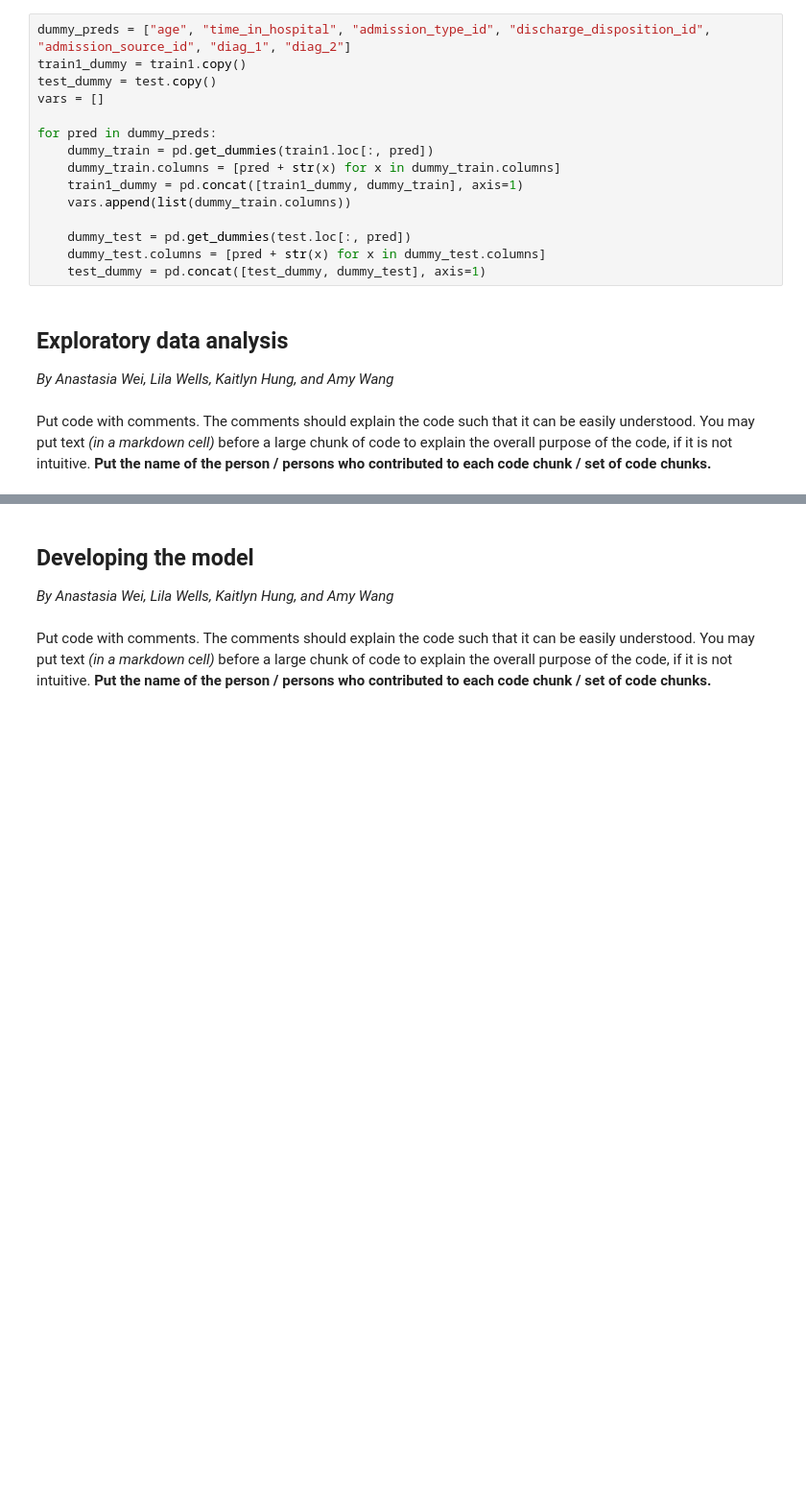
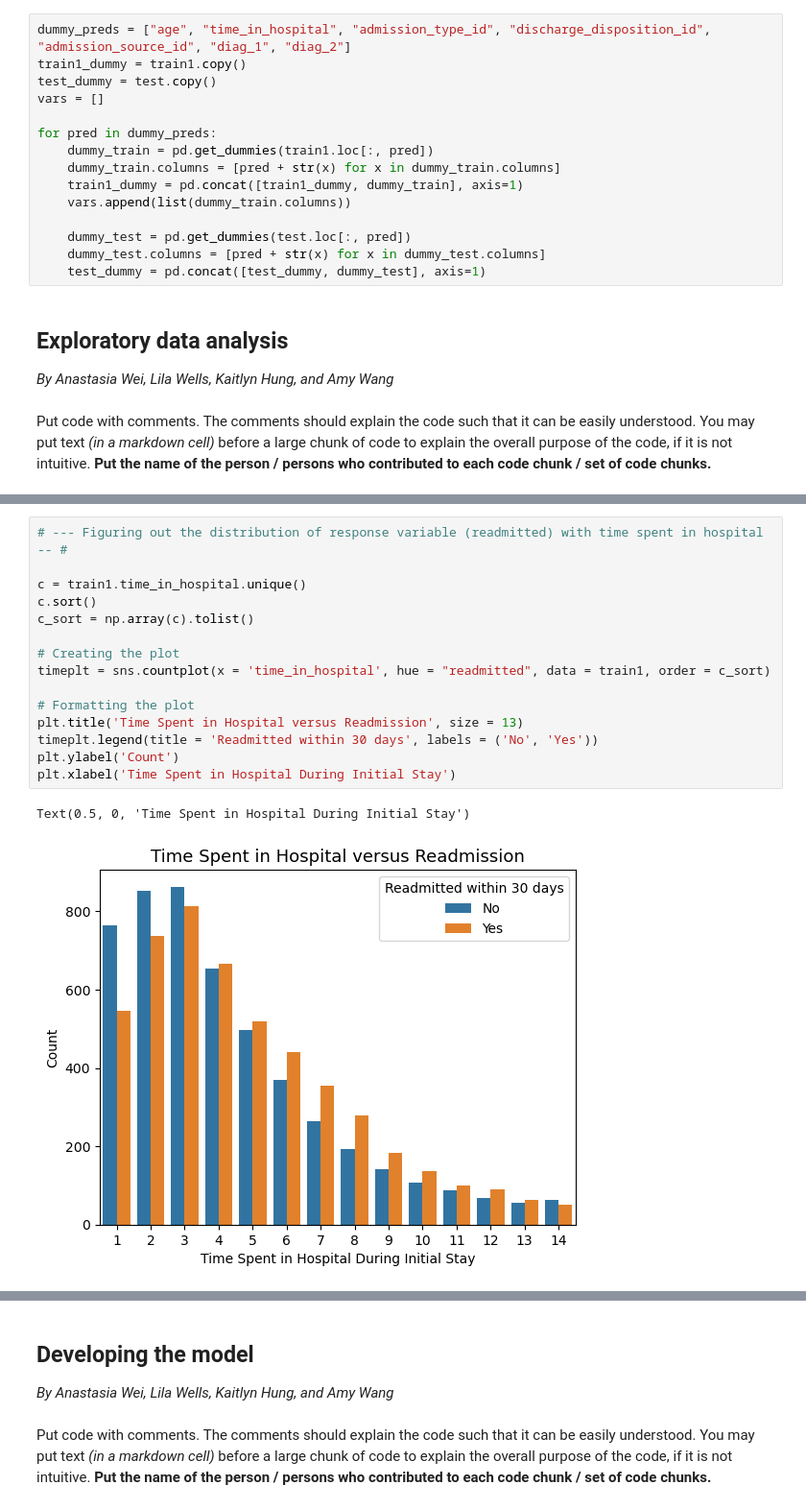
Before and after one commit to AnastasiaKWei/Saturn, a Jupyter notebook: Project Code Saturn.ipynb, the cells around one changed output, grey strips where cells are left out. Shown at 96% size. Cells and saved outputs as stored; diff of their text form; blank space fills up the shorter version.

```diff
--- a/Project Code Saturn.ipynb
+++ b/Project Code Saturn.ipynb
@@ -425,0 +500,18 @@ Put code with comments. The comments should explain the code such that it can be
+# %%
+# --- Figuring out the distribution of response variable (readmitted) with time spent in hospital -- #
+
+c = train1.time_in_hospital.unique()
+c.sort()
+c_sort = np.array(c).tolist()
+
+# Creating the plot
+timeplt = sns.countplot(x = 'time_in_hospital', hue = "readmitted", data = train1, order = c_sort)
+
+# Formatting the plot
+plt.title('Time Spent in Hospital versus Readmission', size = 13)
+timeplt.legend(title = 'Readmitted within 30 days', labels = ('No', 'Yes'))
+plt.ylabel('Count')
+plt.xlabel('Time Spent in Hospital During Initial Stay')
+# %% [output]
+Text(0.5, 0, 'Time Spent in Hospital During Initial Stay')
+[figure, added]
```
Also changed, not shown: parts of 18 cells of this notebook, 2 other files.
